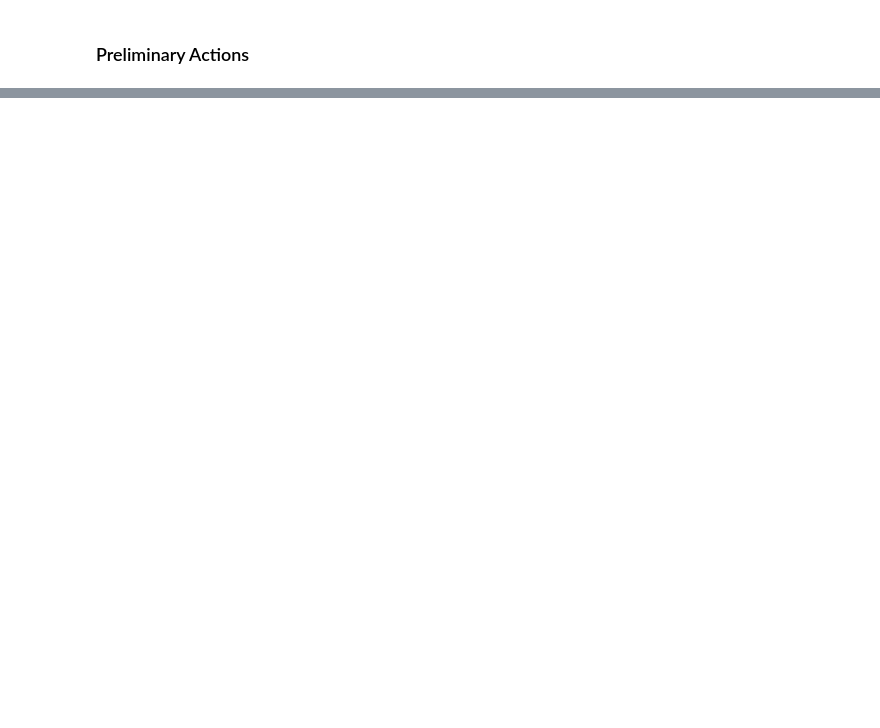
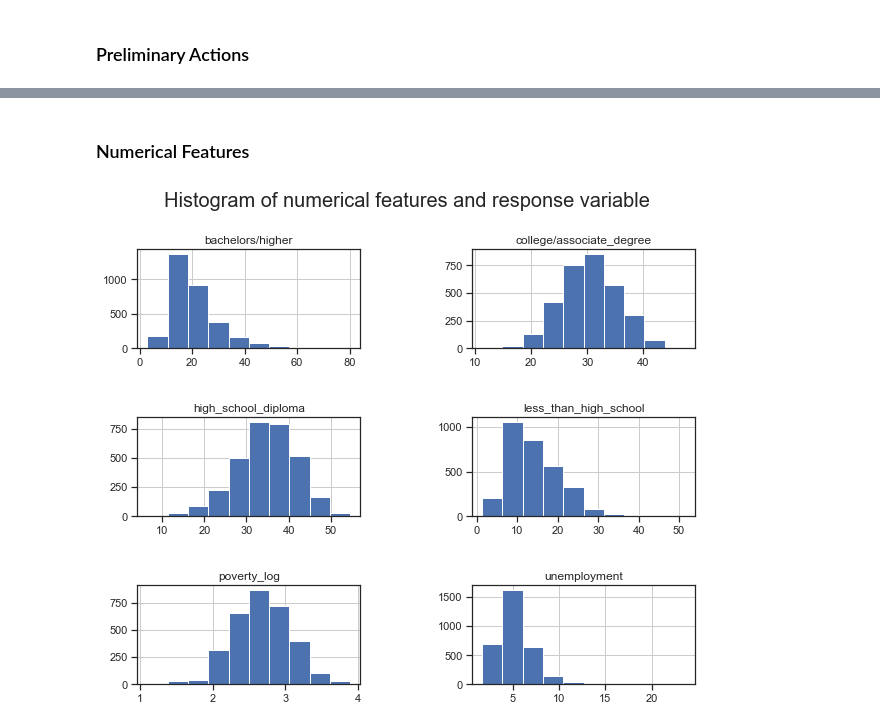
Before and after one commit to moeinsoodavi/Springboard, a Jupyter notebook: Capstone Project 1/Capstone Project 1 - EDA.ipynb, the cells around one changed output, grey strips where cells are left out. Cells and saved outputs as stored; diff of their text form; code cells hidden in the pictures; blank space fills up the shorter version.

```diff
--- a/Capstone Project 1/Capstone Project 1 - EDA.ipynb
+++ b/Capstone Project 1/Capstone Project 1 - EDA.ipynb
@@ -384,0 +3,26 @@ Cross tabulation: median of unemployment in each region-RUCC pair
+# %%
+# There are many warnings regarding the updates in the future releases of the libraries. Ignore them.
+import warnings
+warnings.filterwarnings("ignore")
+
+# Set the backend of matplotlib to inline
+%matplotlib inline
+
+# Import necessary libraries
+import seaborn as sns
+import numpy as np
+import matplotlib.pyplot as plt
+import pandas as pd
+import seaborn as sns
+
+# Change the plot style
+sns.set(style="ticks")
+
+# Read the csv file created in the Data Wrangling section
+df=pd.read_csv('wrangled_data.csv')
+
+# Convert RUCC from numerical to string
+df.RUCC = df.RUCC.apply(lambda x:str(x))
+
+#Print the first five rows of the data
+df.head()
@@ -384,0 +36,12 @@ Cross tabulation: median of unemployment in each region-RUCC pair
+# %% [markdown]
+### Numerical Features
+# %%
+# PLot histogram of numerical features and response variable (poverty_log)
+numerical = ['less_than_high_school','high_school_diploma','college/associate_degree','bachelors/higher',
+             'poverty_log','unemployment']
+df.loc[:,numerical].hist(figsize=(10,8))
+plt.subplots_adjust(hspace=0.7,wspace=0.5)
+plt.suptitle("Histogram of numerical features and response variable",fontsize=20)
+plt.show()
+# %% [output]
+[figure, added]
```
Also changed, not shown: parts of 56 cells of this notebook, 3 other files.
